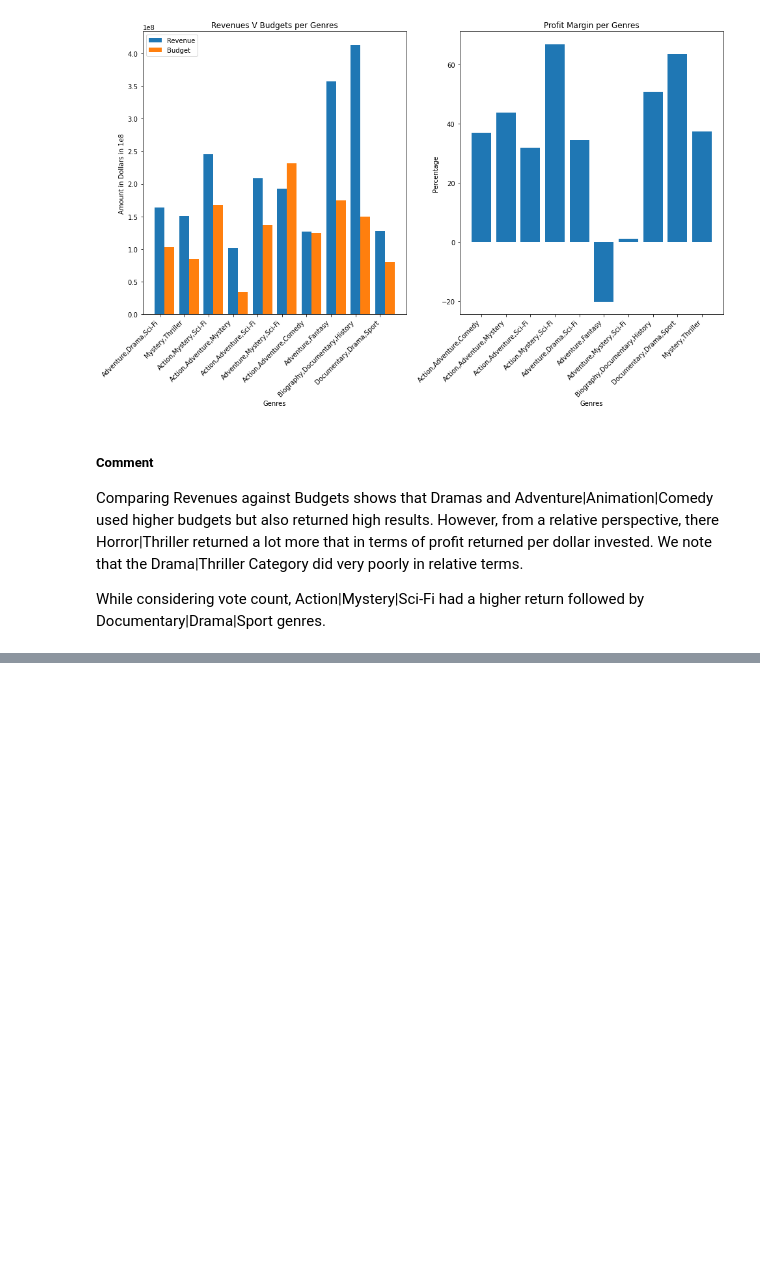
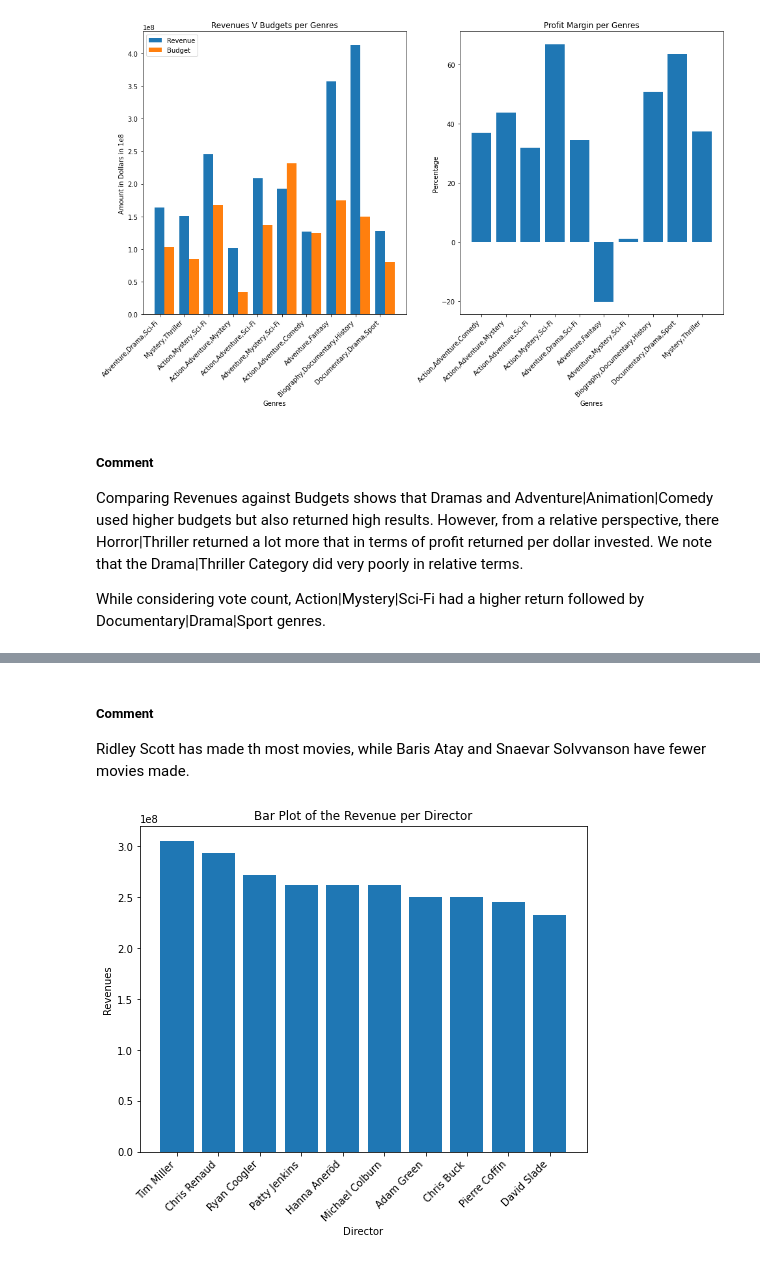
Before and after one commit to ggeorgekkariuki/Microsoft-Movie-Analysis, a Jupyter notebook: student.ipynb, the cells around one changed output, grey strips where cells are left out. Saved outputs shown, nothing was run; the diff lists cells and outputs as text; code cells hidden in the pictures; blank space fills up the shorter version.

```diff
--- a/student.ipynb
+++ b/student.ipynb
@@ -719,0 +730,13 @@ While considering vote count, Action|Mystery|Sci-Fi had a higher return followed
+# %% [markdown]
+##### Comment
+Ridley Scott has made th most movies, while Baris Atay and Snaevar Solvvanson have fewer movies made.
+# %%
+# Directors' Profit generation
+director_revenues = movies_df.groupby("director")["profit"].mean().sort_values(ascending = False)[:10]
+# director_revenues.plot(kind='bar');
+plot_bar(data=director_revenues,
+        title="Bar Plot of the Revenue per Director",
+        xlabel="Director",
+        ylabel="Revenues")
+# %% [output]
+[figure, added]
```
Also changed, not shown: parts of 8 cells of this notebook.
